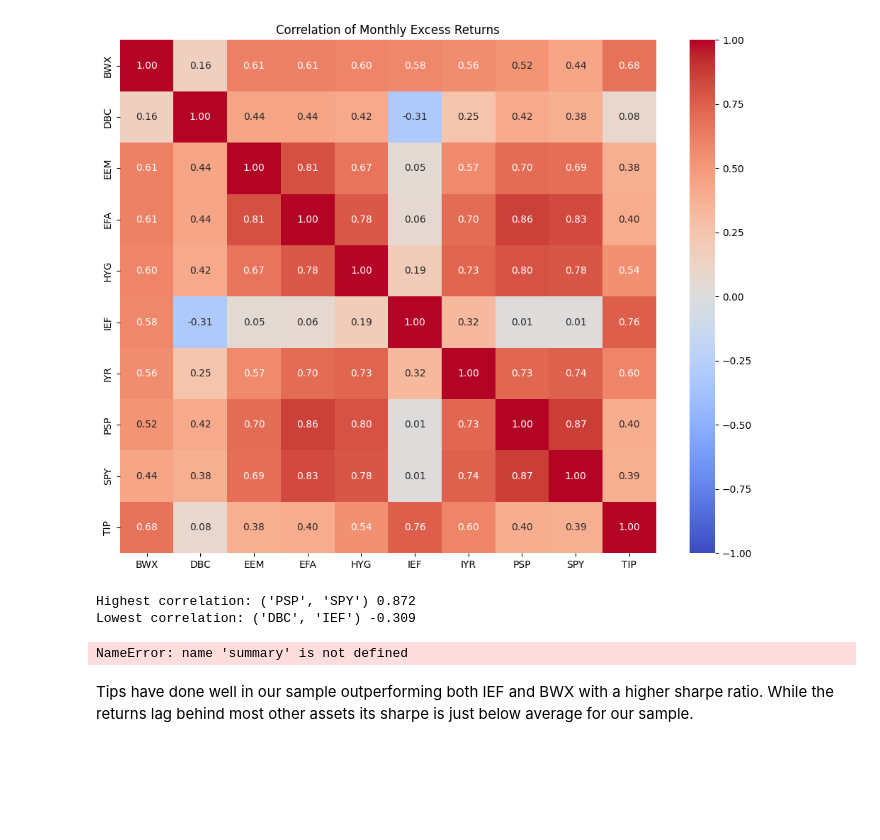
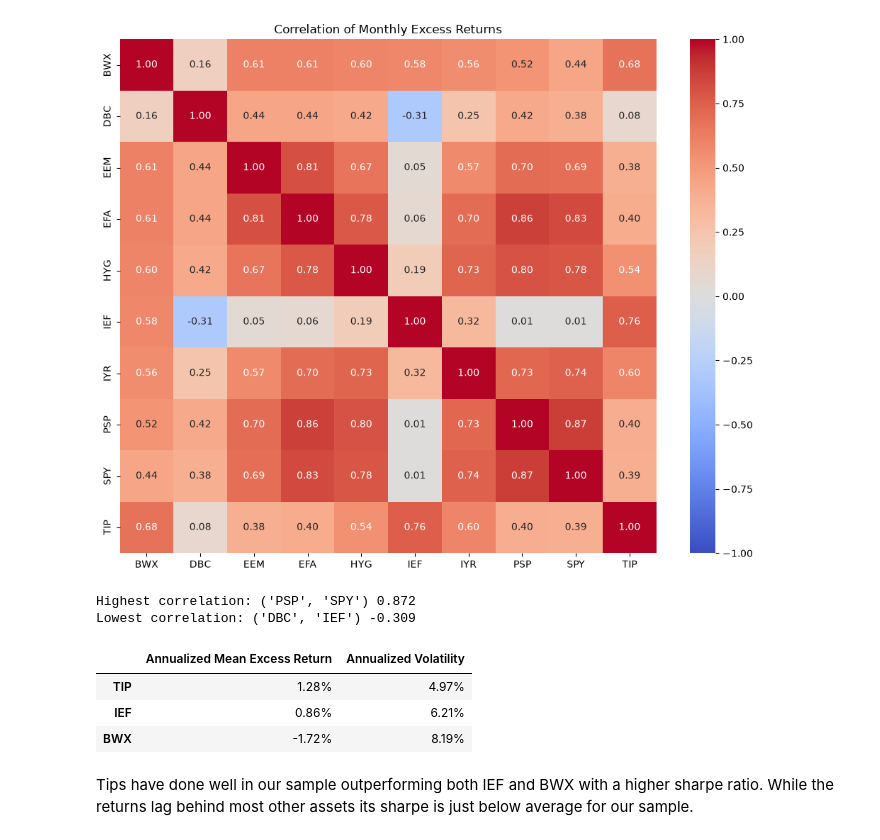
Before and after one commit to ltemry/FINM36700_GroupA, a Jupyter notebook: Harvard's%20Endowment.ipynb, the cells around one changed output. Drawn from its saved outputs; the diff is of its cells as text; code cells hidden in the pictures; blank space fills up the shorter version.

```diff
--- a/Harvard's%20Endowment.ipynb
+++ b/Harvard's%20Endowment.ipynb
@@ -202,19 +202,28 @@ Lowest correlation: ('DBC', 'IEF') -0.309
 # %%
 tips_asset = 'TIP'
 domestic_bond = 'IEF'
 foreign_bond = 'BWX'
 
 bond_assets = [tips_asset, domestic_bond, foreign_bond]
+
+summary = pd.DataFrame({
+    'Annualized Mean Excess Return': Rets.mean() * FREQ,
+    'Annualized Volatility': Rets.std() * np.sqrt(FREQ)
+})
+
 
 display(
     summary.loc[bond_assets].style.format({
         'Annualized Mean Excess Return': '{:.2%}',
         'Annualized Volatility': '{:.2%}',
         'Sharpe Ratio': '{:.3f}'
     })
 )
 # %% [output]
-NameError: name 'summary' is not defined
+|  | Annualized Mean Excess Return | Annualized Volatility |
+| TIP | 1.28% | 4.97% |
+| IEF | 0.86% | 6.21% |
+| BWX | -1.72% | 8.19% |
 # %% [markdown]
 Tips have done well in our sample outperforming both IEF and BWX with a higher sharpe ratio. While the returns lag behind most other assets its sharpe is just below average for our sample.
 # %% [markdown]
```
Also changed, not shown: parts of 4 cells of this notebook.
